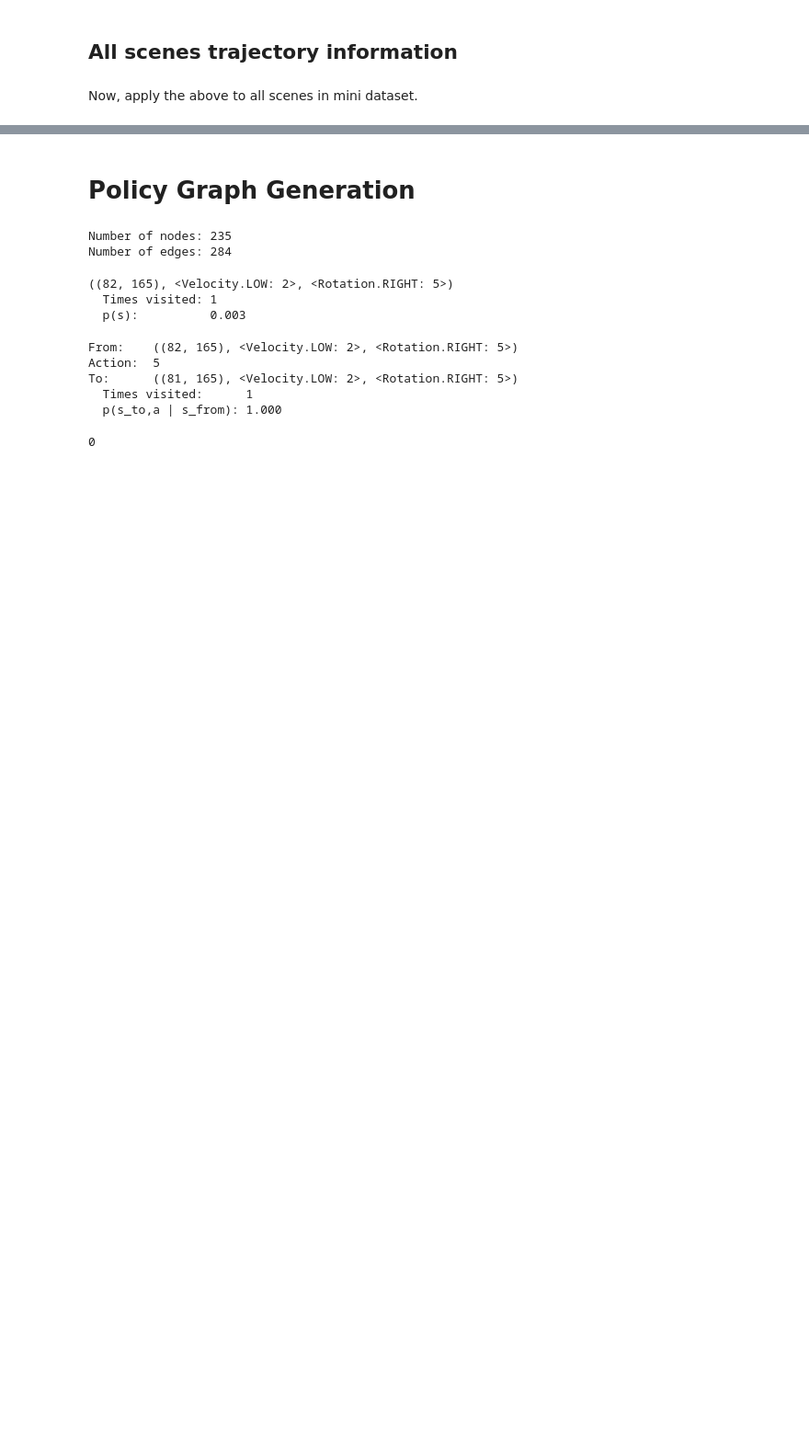
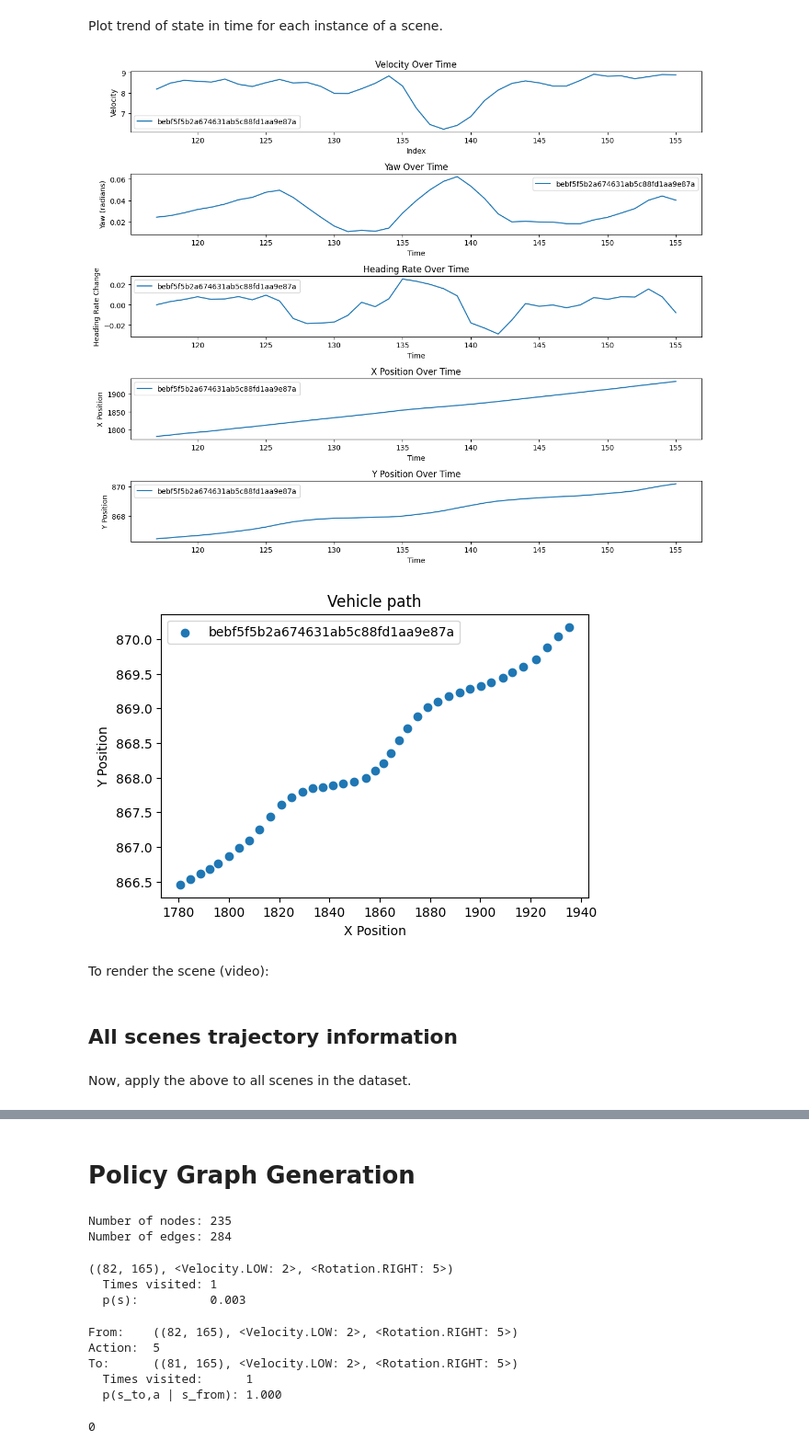
Before and after one commit to SaraMo14/MasterThesis, a Jupyter notebook: demo.ipynb, the cells around one changed output, grey strips where cells are left out. Shown at 92% size. Cells and saved outputs as stored; diff of their text form; code cells hidden in the pictures; blank space fills up the shorter version.

```diff
--- a/demo.ipynb
+++ b/demo.ipynb
@@ -57,10 +70,6 @@ dtype_dict = {
     'delta_local_y': 'float64'
 }
 df = pd.read_csv(DATAROOT / 'dataset_from_ego.csv', dtype=dtype_dict, parse_dates=['timestamp'])
-df['timestamp'] = pd.to_datetime(df['timestamp'])
-
-
-
 
 df.head()
 # %% [output]
@@ -76,0 +106,4 @@ df.shape
+# %%
+scene_test = 'bebf5f5b2a674631ab5c88fd1aa9e87a'
+example_scene_df = df[df['scene_token']==scene_test]
+example_scene_df
@@ -76,0 +152,63 @@ df.shape
+# %% [markdown]
+Plot trend of state in time for each instance of a scene.
+# %%
+plt.figure(figsize=(12, 10))
+
+plt.subplot(5, 1, 1)
+for scene_token, group in example_scene_df.groupby('scene_token'):
+    plt.plot(group.index, group['velocity'], label=scene_token)
+plt.title('Velocity Over Time')
+plt.xlabel('Index')
+plt.ylabel('Velocity')
+plt.legend()
+
+plt.subplot(5, 1, 2)
+for scene_token, group in example_scene_df.groupby('scene_token'):
+    plt.plot(group.index, group['yaw'], label=scene_token)
+plt.title('Yaw Over Time')
+plt.xlabel('Time')
+plt.ylabel('Yaw (radians)')
+plt.legend()
+
+plt.subplot(5, 1, 3)
+for scene_token, group in example_scene_df.groupby('scene_token'):
+    plt.plot(group.index, group['heading_change_rate'], label=scene_token)
+plt.title('Heading Rate Over Time')
+plt.xlabel('Time')
+plt.ylabel('Heading Rate Change')
+plt.legend()
+
+plt.subplot(5, 1, 4)
+for scene_token, group in example_scene_df.groupby('scene_token'):
+    plt.plot(group.index, group['x'], label=scene_token)
+plt.title('X Position Over Time')
+plt.xlabel('Time')
+plt.ylabel('X Position')
+plt.legend()
+
+plt.subplot(5, 1, 5)  # Moved inside the same plt.figure block
+for scene_token, group in example_scene_df.groupby('scene_token'):
+    plt.plot(group.index, group['y'], label=scene_token)
+plt.title('Y Position Over Time')
+plt.xlabel('Time')
+plt.ylabel('Y Position')
+plt.legend()
+
+plt.tight_layout()
+plt.show()
+
+
+# Plot x vs y positions for each instance
+plt.figure(figsize=(6, 4))
+for scene_token, group in example_scene_df.groupby('scene_token'):
+    plt.scatter(group['x'], group['y'], label=scene_token)
+plt.title('Vehicle path')
+plt.xlabel('X Position')
+plt.ylabel('Y Position')
+plt.legend()
+plt.show()
+# %% [output]
+[figure, added]
+[figure, added]
+# %% [markdown]
+To render the scene (video):
@@ -77,6 +217,6 @@ df.shape
 # %% [markdown]
 ## All scenes trajectory information
 # %% [markdown]
-Now, apply the above to all scenes in mini dataset.
+Now, apply the above to all scenes in the dataset.
 # %%
 av_discretizer = AVDiscretizer()
```
Also changed, not shown: parts of 19 cells of this notebook, 4 other files.
